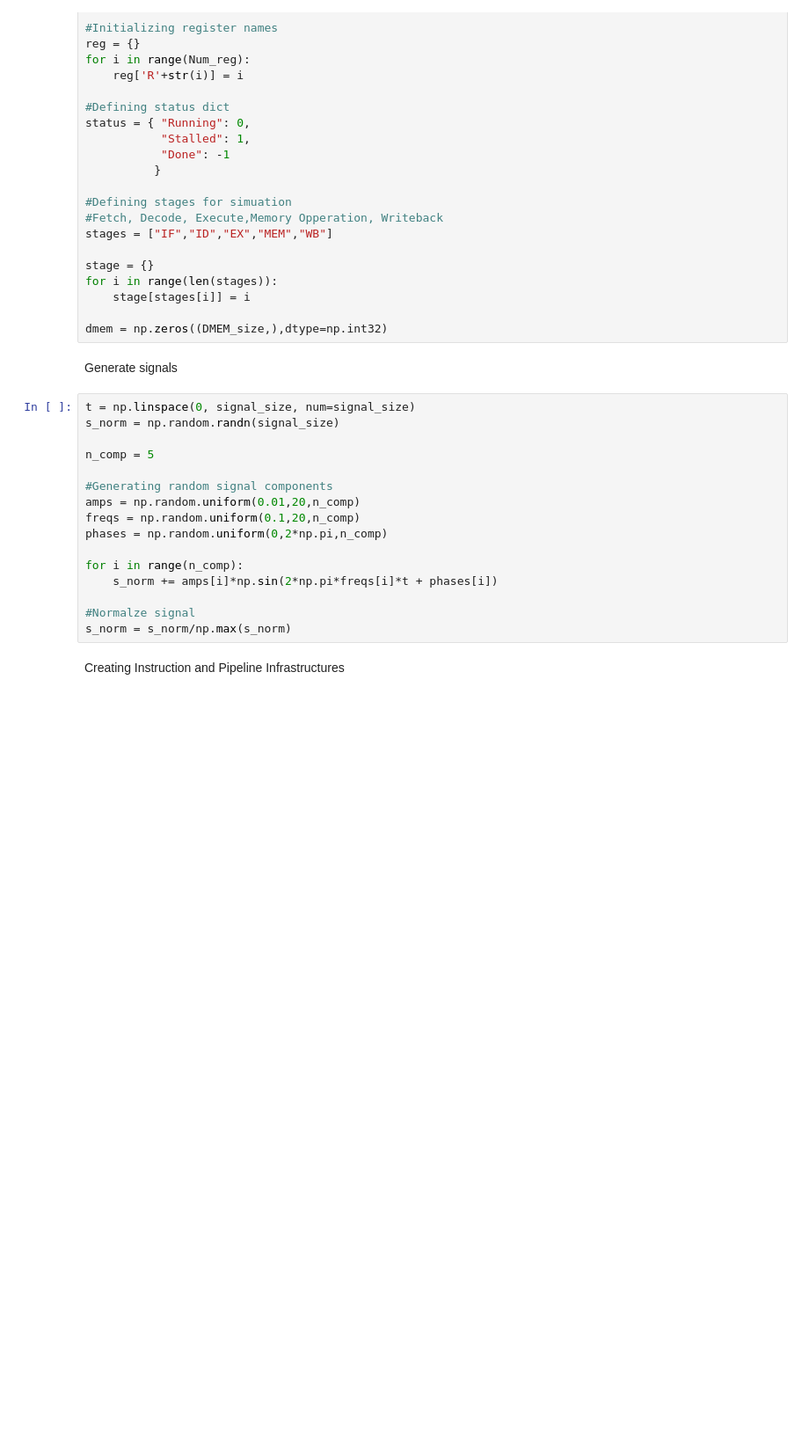
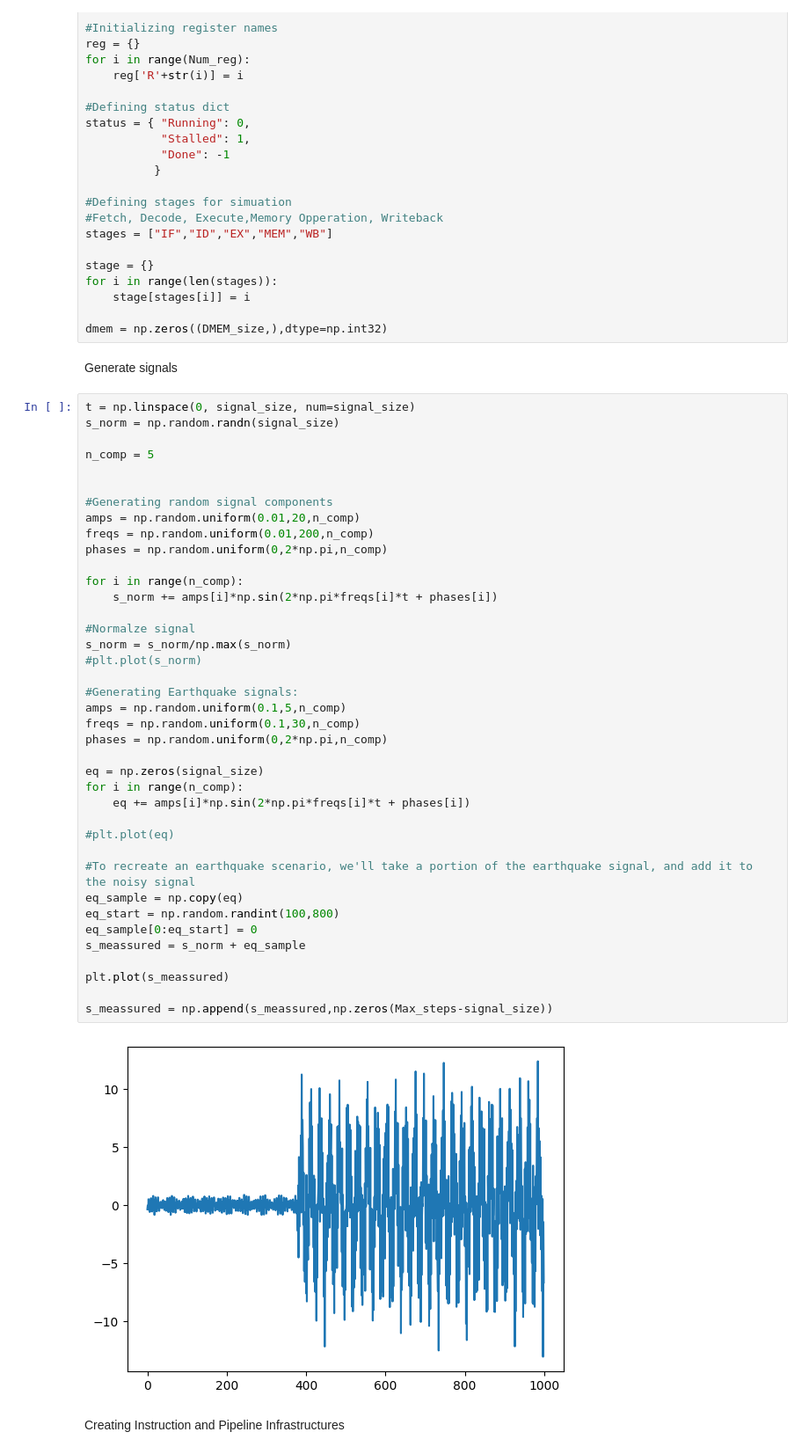
Before and after one commit to Sabayara82/Real-time-Seismic-Signal-Processing, a Jupyter notebook: python/pipeline.ipynb, the cells around one changed output. Shown at 88% size. Drawn from its saved outputs; the diff is of its cells as text; blank space fills up the shorter version.

```diff
--- a/python/pipeline.ipynb
+++ b/python/pipeline.ipynb
@@ -48,19 +48,44 @@ Generate signals
 # %%
 t = np.linspace(0, signal_size, num=signal_size)
 s_norm = np.random.randn(signal_size)
 
 n_comp = 5
 
+
 #Generating random signal components
 amps = np.random.uniform(0.01,20,n_comp)
-freqs = np.random.uniform(0.1,20,n_comp)
+freqs = np.random.uniform(0.01,200,n_comp)
 phases = np.random.uniform(0,2*np.pi,n_comp)
 
 for i in range(n_comp):
     s_norm += amps[i]*np.sin(2*np.pi*freqs[i]*t + phases[i])
 
 #Normalze signal
 s_norm = s_norm/np.max(s_norm)
+#plt.plot(s_norm)
+
+#Generating Earthquake signals:
+amps = np.random.uniform(0.1,5,n_comp)
+freqs = np.random.uniform(0.1,30,n_comp)
+phases = np.random.uniform(0,2*np.pi,n_comp)
+
+eq = np.zeros(signal_size)
+for i in range(n_comp):
+    eq += amps[i]*np.sin(2*np.pi*freqs[i]*t + phases[i])
+
+#plt.plot(eq)
+
+#To recreate an earthquake scenario, we'll take a portion of the earthquake signal, and add it to the noisy signal
+eq_sample = np.copy(eq)
+eq_start = np.random.randint(100,800)
+eq_sample[0:eq_start] = 0
+s_meassured = s_norm + eq_sample
+
+plt.plot(s_meassured)
+
+s_meassured = np.append(s_meassured,np.zeros(Max_steps-signal_size))
+# %% [output]
+[figure, added]
 # %% [markdown]
 Creating Instruction and Pipeline Infrastructures
 # %%
```
Also changed, not shown: parts of 3 cells of this notebook.
